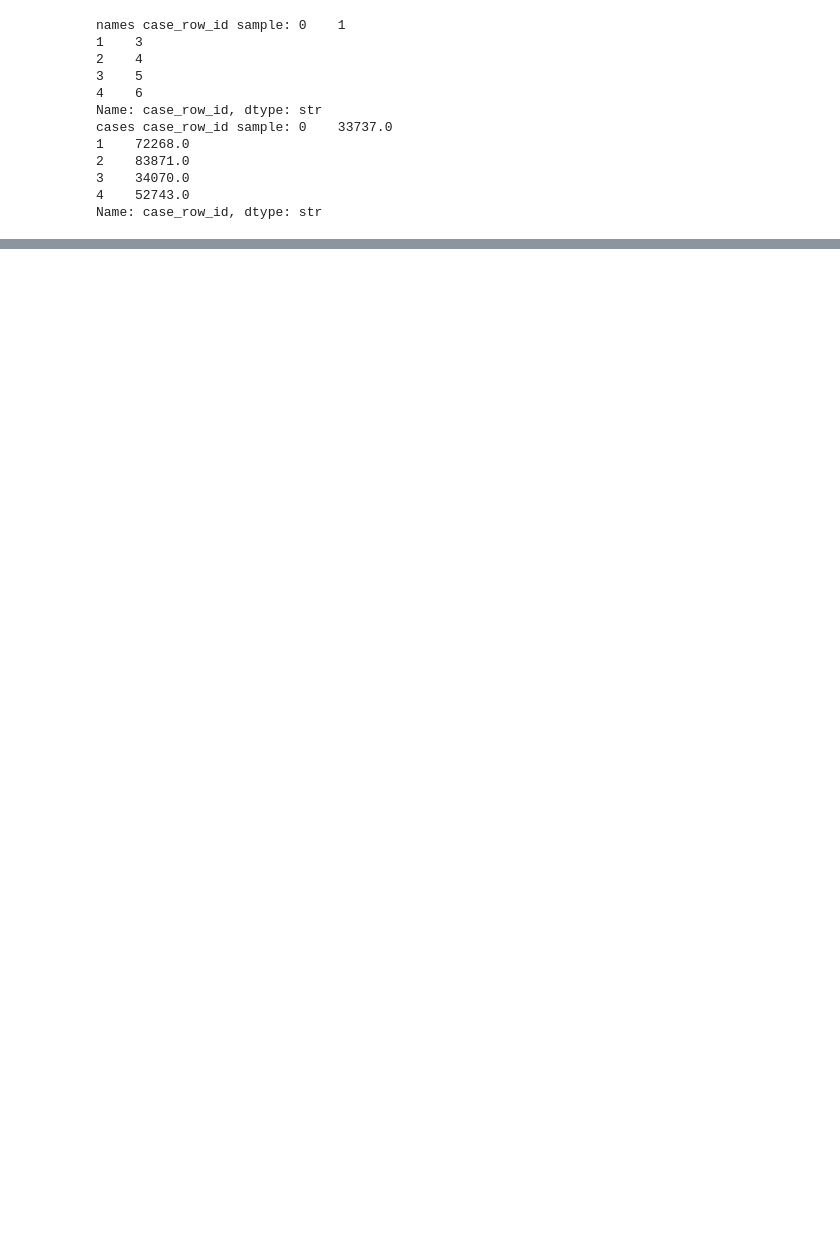
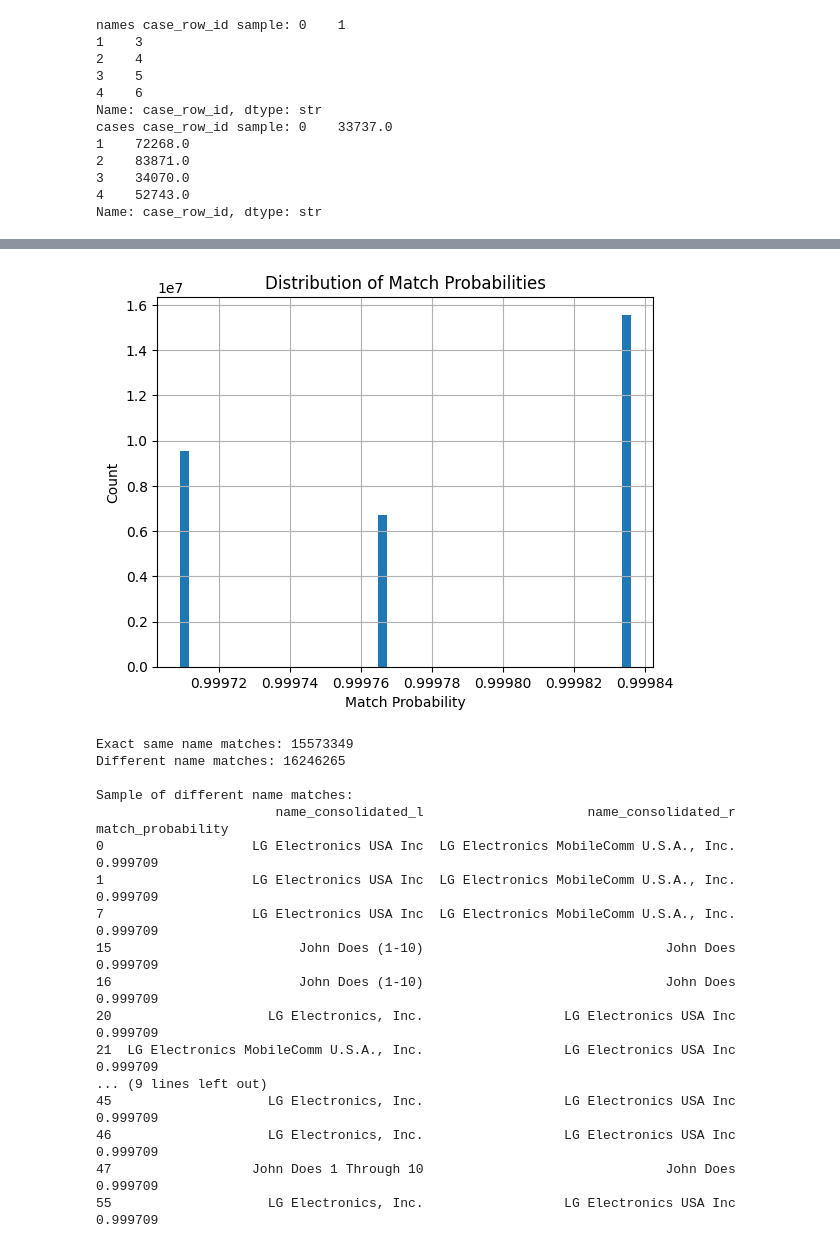
Before and after one commit to mattclem9/Patent-Litigation-Analysis, a Jupyter notebook: notebooks/names-clean.ipynb, the cells around one changed output, grey strips where cells are left out. Cells and saved outputs as stored; diff of their text form; code cells hidden in the pictures; blank space fills up the shorter version.

Commit message:
heatmap and names cleaning

```diff
--- a/notebooks/names-clean.ipynb
+++ b/notebooks/names-clean.ipynb
@@ -37,0 +1296,42 @@ names.to_csv('/Users/matt/Desktop/Patent Litigation Analysis/data/processed/name
+# %%
+# see distribution of match probabilities
+import matplotlib.pyplot as plt
+
+predictions_df['match_probability'].hist(bins=50)
+plt.xlabel('Match Probability')
+plt.ylabel('Count')
+plt.title('Distribution of Match Probabilities')
+plt.show()
+
+# check how many are exact same name vs actually different
+exact_same = predictions_df[
+    predictions_df['name_consolidated_l'] == predictions_df['name_consolidated_r']
+]
+different_names = predictions_df[
+    predictions_df['name_consolidated_l'] != predictions_df['name_consolidated_r']
+]
+
+print(f"Exact same name matches: {len(exact_same)}")
+print(f"Different name matches: {len(different_names)}")
+print(f"\nSample of different name matches:")
+print(different_names[['name_consolidated_l', 'name_consolidated_r',
+                         'match_probability']].head(20).to_string())
+# %% [output]
+[figure, added]
+Exact same name matches: 15573349
+Different name matches: 16246265
+
+Sample of different name matches:
+                       name_consolidated_l                     name_consolidated_r  match_probability
+0                   LG Electronics USA Inc  LG Electronics MobileComm U.S.A., Inc.           0.999709
+1                   LG Electronics USA Inc  LG Electronics MobileComm U.S.A., Inc.           0.999709
+7                   LG Electronics USA Inc  LG Electronics MobileComm U.S.A., Inc.           0.999709
+15                        John Does (1-10)                               John Does           0.999709
+16                        John Does (1-10)                               John Does           0.999709
+20                    LG Electronics, Inc.                  LG Electronics USA Inc           0.999709
+21  LG Electronics MobileComm U.S.A., Inc.                  LG Electronics USA Inc           0.999709
+... (9 lines left out)
+45                    LG Electronics, Inc.                  LG Electronics USA Inc           0.999709
+46                    LG Electronics, Inc.                  LG Electronics USA Inc           0.999709
+47                  John Does 1 Through 10                               John Does           0.999709
+55                    LG Electronics, Inc.                  LG Electronics USA Inc           0.999709
```
Also changed, not shown: parts of 29 cells of this notebook, 3 other files.
